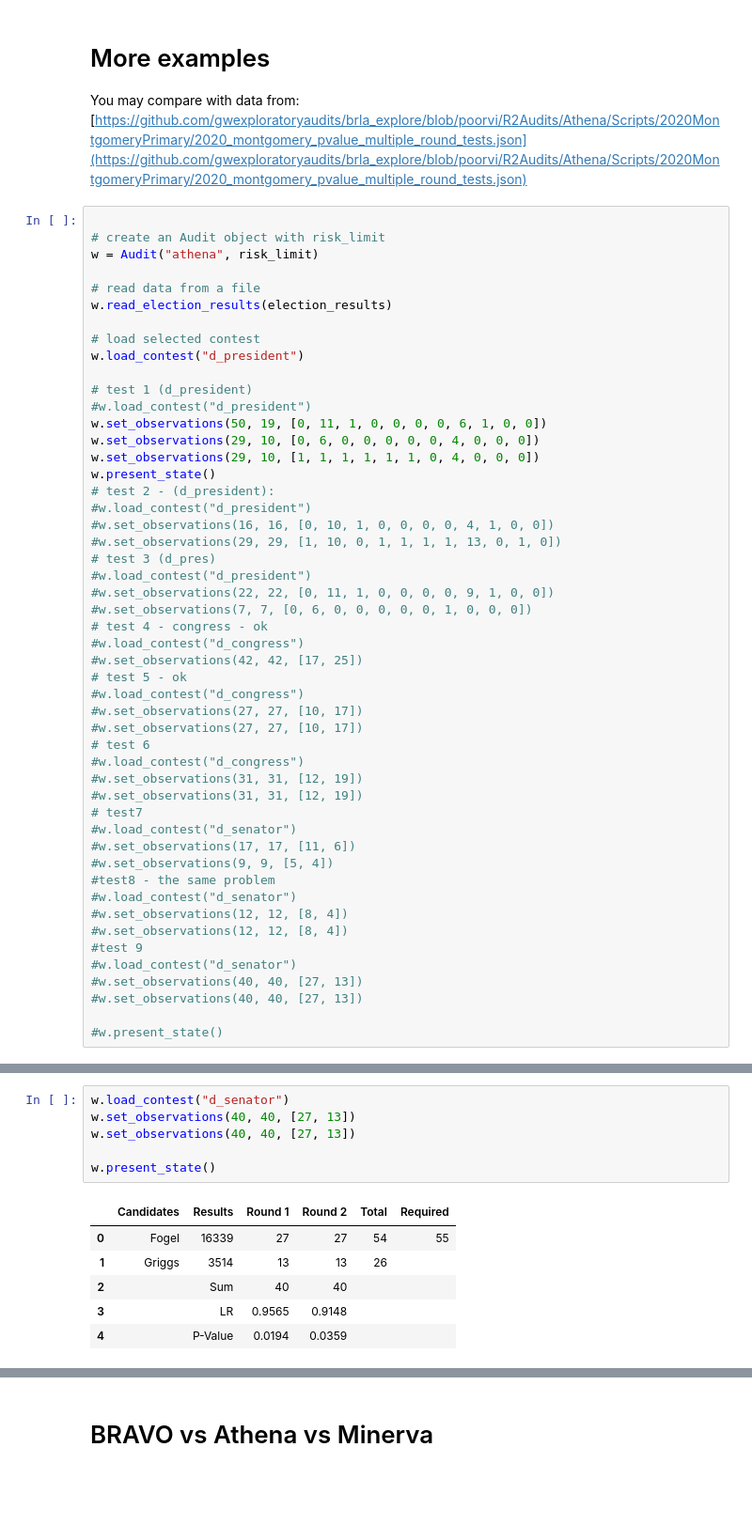
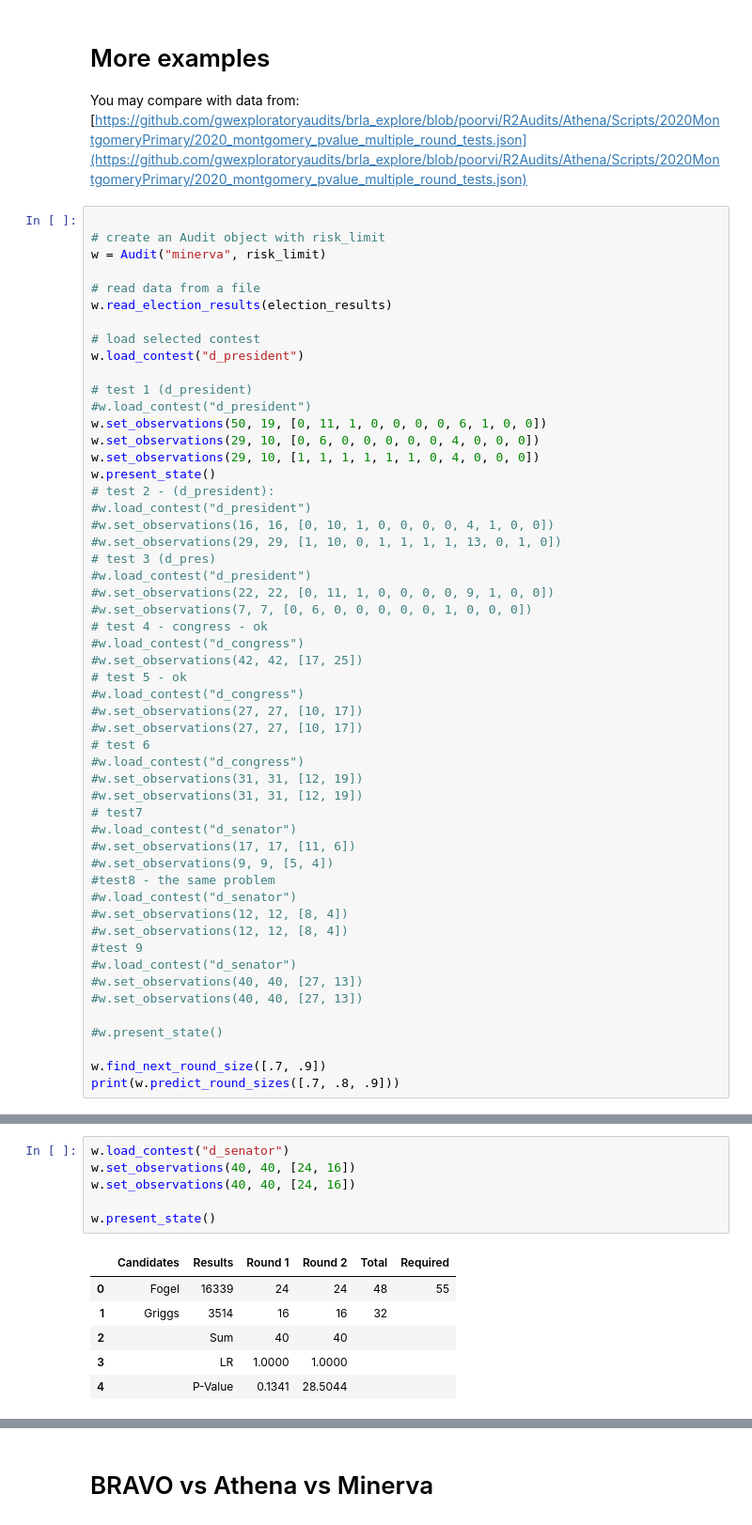
Before and after one commit to filipzz/athena, a Jupyter notebook: code/athena.ipynb, the cells around one changed output, grey strips where cells are left out. Shown: that part at 94% size. Drawn from its saved outputs; the diff is of its cells as text; blank space fills up the shorter version.

Commit message:
Switched to Minerva audit

```diff
--- a/code/athena.ipynb
+++ b/code/athena.ipynb
@@ -95,7 +98,7 @@ You may compare with data from: [https://github.com/gwexploratoryaudits/brla_exp
 # %%
 
 # create an Audit object with risk_limit
-w = Audit("athena", risk_limit)
+w = Audit("minerva", risk_limit)
 
 # read data from a file
 w.read_election_results(election_results)
@@ -142,4 +145,7 @@ w.present_state()
 #w.set_observations(40, 40, [27, 13])
 
 #w.present_state()
+
+w.find_next_round_size([.7, .9])
+print(w.predict_round_sizes([.7, .8, .9]))
 # %% [output]
@@ -161,13 +153,13 @@ w.present_state()
 # %%
 w.load_contest("d_senator")
-w.set_observations(40, 40, [27, 13])
-w.set_observations(40, 40, [27, 13])
+w.set_observations(40, 40, [24, 16])
+w.set_observations(40, 40, [24, 16])
 
 w.present_state()
 # %% [output]
 |  | Candidates | Results | Round 1 | Round 2 | Total | Required |
-| 0 | Fogel | 16339 | 27 | 27 | 54 | 55 |
-| 1 | Griggs | 3514 | 13 | 13 | 26 |  |
+| 0 | Fogel | 16339 | 24 | 24 | 48 | 55 |
+| 1 | Griggs | 3514 | 16 | 16 | 32 |  |
 | 2 |  | Sum | 40 | 40 |  |  |
-| 3 |  | LR | 0.9565 | 0.9148 |  |  |
-| 4 |  | P-Value | 0.0194 | 0.0359 |  |  |
+| 3 |  | LR | 1.0000 | 1.0000 |  |  |
+| 4 |  | P-Value | 0.1341 | 28.5044 |  |  |
```
Also changed, not shown: parts of 10 cells of this notebook.
